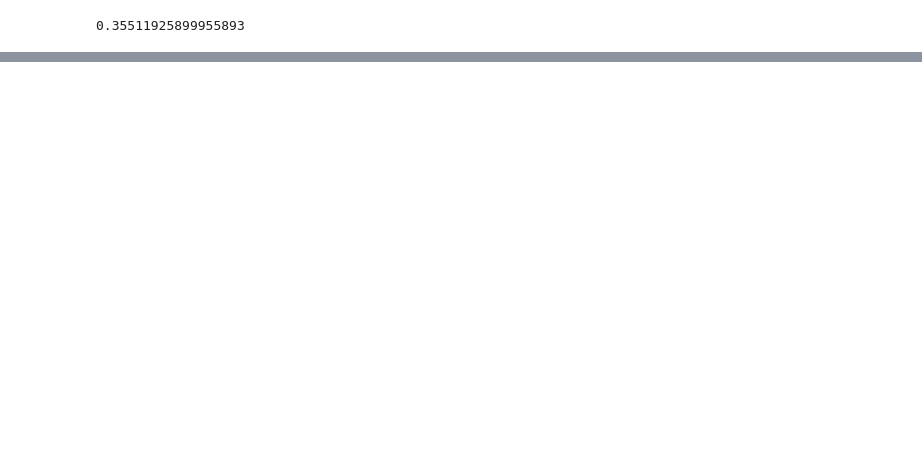
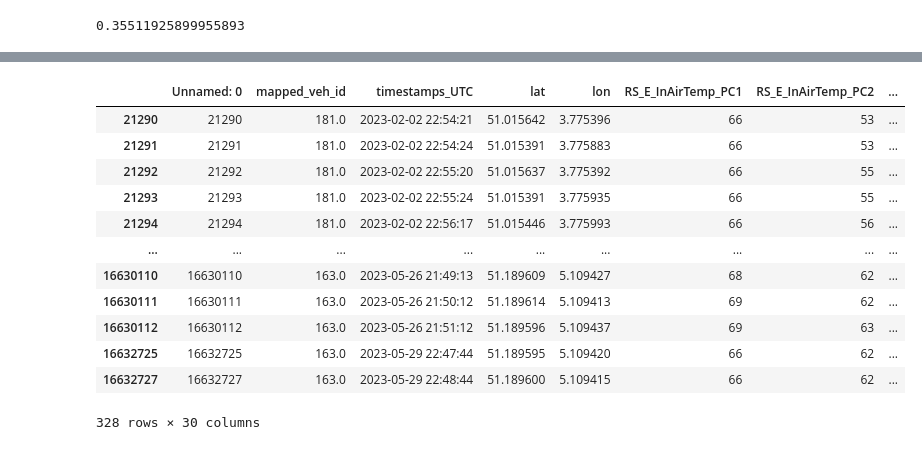
Before and after one commit to mustivore/TrainCoolDashboard, a Jupyter notebook: forecasting.ipynb, the cells around one changed output, grey strips where cells are left out. Saved outputs shown, nothing was run; the diff lists cells and outputs as text; code cells hidden in the pictures; blank space fills up the shorter version.

```diff
--- a/forecasting.ipynb
+++ b/forecasting.ipynb
@@ -313,0 +286,16 @@ forecast[forecast['anomaly'] == 'f']
+# %%
+demo[(demo['RS_E_InAirTemp_PC1'] > 65) & (demo['anomaly_RS_E_InAirTemp_PC1'] == 'Yes')]
+# %% [output]
+|  | Unnamed: 0 | mapped_veh_id | timestamps_UTC | lat | lon | RS_E_InAirTemp_PC1 | RS_E_InAirTemp_PC2 | ... |
+| 21290 | 21290 | 181.0 | 2023-02-02 22:54:21 | 51.015642 | 3.775396 | 66 | 53 | ... |
+| 21291 | 21291 | 181.0 | 2023-02-02 22:54:24 | 51.015391 | 3.775883 | 66 | 53 | ... |
+| 21292 | 21292 | 181.0 | 2023-02-02 22:55:20 | 51.015637 | 3.775392 | 66 | 55 | ... |
+| 21293 | 21293 | 181.0 | 2023-02-02 22:55:24 | 51.015391 | 3.775935 | 66 | 55 | ... |
+| 21294 | 21294 | 181.0 | 2023-02-02 22:56:17 | 51.015446 | 3.775993 | 66 | 56 | ... |
+| ... | ... | ... | ... | ... | ... | ... | ... | ... |
+| 16630110 | 16630110 | 163.0 | 2023-05-26 21:49:13 | 51.189609 | 5.109427 | 68 | 62 | ... |
+| 16630111 | 16630111 | 163.0 | 2023-05-26 21:50:12 | 51.189614 | 5.109413 | 69 | 62 | ... |
+| 16630112 | 16630112 | 163.0 | 2023-05-26 21:51:12 | 51.189596 | 5.109437 | 69 | 63 | ... |
+| 16632725 | 16632725 | 163.0 | 2023-05-29 22:47:44 | 51.189595 | 5.109420 | 66 | 62 | ... |
+| 16632727 | 16632727 | 163.0 | 2023-05-29 22:48:44 | 51.189600 | 5.109415 | 66 | 62 | ... |
+328 rows × 30 columns
```
Also changed, not shown: parts of 23 cells of this notebook, 1 other file.
